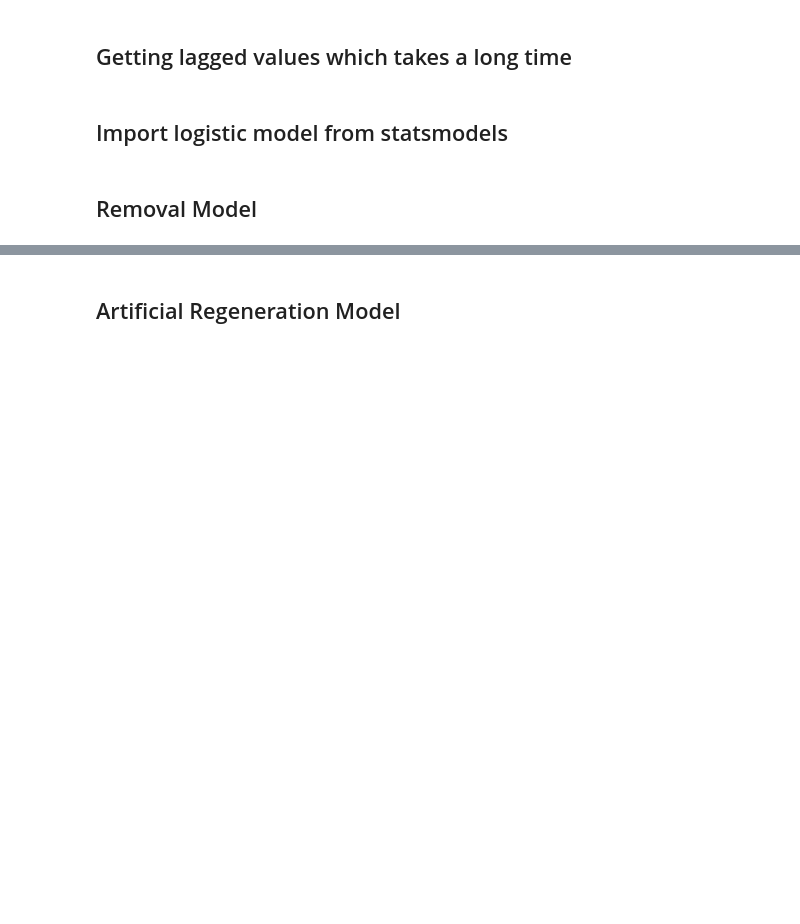
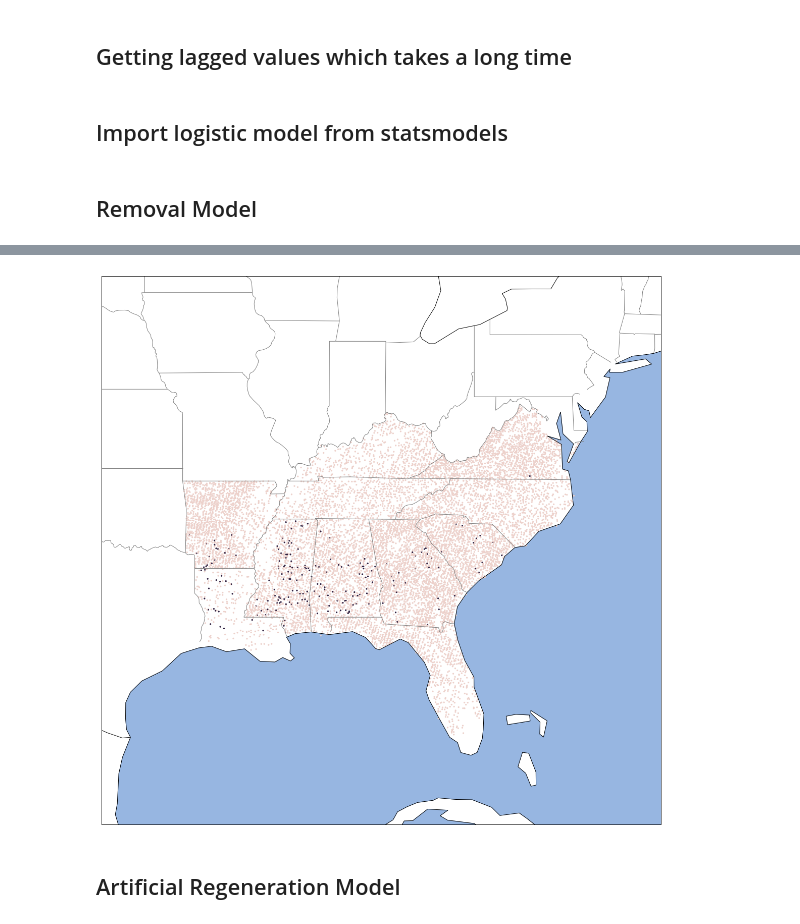
Before and after one commit to houstonsudekum/FIA_ML, a Jupyter notebook: FIA_forecasting.ipynb, the cells around one changed output, grey strips where cells are left out. Cells and saved outputs as stored; diff of their text form; code cells hidden in the pictures; blank space fills up the shorter version.

```diff
--- a/FIA_forecasting.ipynb
+++ b/FIA_forecasting.ipynb
@@ -396,3 +458,12 @@ plt.show()
+# %%
+predicted_final['predict_bin'] = [1 if i > .5 else 0 for i in predicted_final.predict]
+# %%
+removal_map = heat_scatter_map(df = predicted_final,
+                               lon = 'lon',
+                               lat = 'lat',
+                               color = 'predict_bin')
+# %% [output]
+[figure, added]
 # %% [markdown]
 ## Artificial Regeneration Model
 # %%
```
Also changed, not shown: parts of 31 cells of this notebook.
